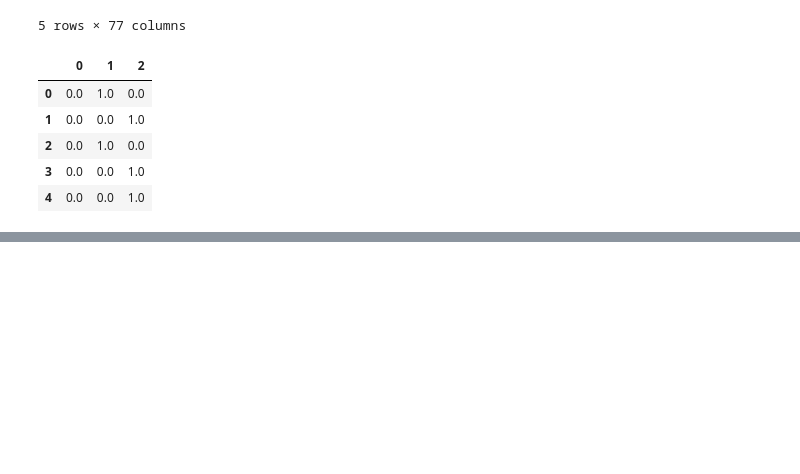
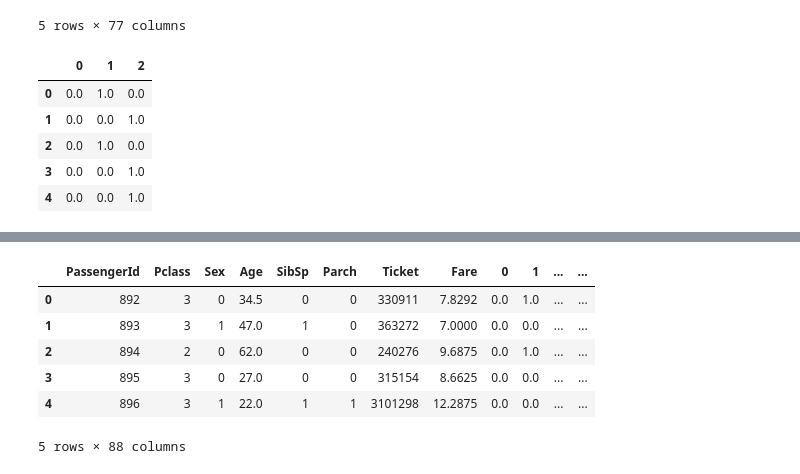
Before and after one commit to MiguelFids/Kaggle_Titanic_Challenge, a Jupyter notebook: Data_Exploration.ipynb, the cells around one changed output, grey strips where cells are left out. Cells and saved outputs as stored; diff of their text form; code cells hidden in the pictures; blank space fills up the shorter version.

```diff
--- a/Data_Exploration.ipynb
+++ b/Data_Exploration.ipynb
@@ -143,0 +142,8 @@ encoded_cabin_categories
+# %%
+# encoding Cabin column.
+ohc = OneHotEncoder()
+ohc.fit(test_df[['Cabin']])
+encoded_cabin_categories = ohc.categories_
+x = ohc.transform(test_df[['Cabin']]).toarray()
+encoded_cabin = pd.DataFrame(x)
+encoded_cabin.head()
@@ -144,2 +158,26 @@ encoded_cabin_categories
+# %%
+# renaming columns
+encoded_cabin = encoded_cabin.rename(columns={0: 'A11', 1: 'A18', 2: 'A21', 3: 'A29', 4: 'A34', 5:'A9', 6:'B10', 7:'B11', 8:'B24',
+        9: 'B26', 10: 'B36', 11: 'B41', 12: 'B45', 13: 'B51 B53 B55', 14: 'B52 B54 B56',
+        15: 'B57 B59 B63 B66', 16: 'B58 B60', 17: 'B61', 18: 'B69', 19: 'B71', 20:'B78', 21: 'C101',
+        22:'C105', 23:'C106', 24:'C116', 25:'C130', 26:'C132', 27:'C22 C26', 28:'C23 C25 C27',
+        29:'C28', 30:'C31',31:'C32', 32:'C39', 33:'C46', 34:'C51', 35:'C53', 36:'C54', 37:'C55 C57',
+        38: 'C6', 39: 'C62 C64', 40: 'C7', 41: 'C78', 42: 'C80', 43: 'C85', 44:'C86', 45:'C89', 46: 'C97',
+        47: 'D', 48: 'D10 D12', 49:'D15', 50:'D19', 51:'D21', 52:'D22', 53:'D28', 54:'D30', 55:'D34',
+        56:'D37', 57:'D38', 58:'D40', 59:'D43', 60:'E31', 61:'E34', 62:'E39 E41', 63:'E45', 64:'E46',
+        65:'E50', 66:'E52', 67:'E60', 68:'F', 69:'F E46', 70:'F E57', 71:'F G63', 72:'F2', 73:'F33',
+        74: 'F4', 75:'G6', 76: 'NaN'})
+# %%
+test_df = test_df.join(encoded_cabin)
+test_df = test_df.drop('Cabin', axis=1)
+test_df.head()
+# %% [output]
+|  | PassengerId | Pclass | Sex | Age | SibSp | Parch | Ticket | Fare | 0 | 1 | ... | ... |
+| 0 | 892 | 3 | 0 | 34.5 | 0 | 0 | 330911 | 7.8292 | 0.0 | 1.0 | ... | ... |
+| 1 | 893 | 3 | 1 | 47.0 | 1 | 0 | 363272 | 7.0000 | 0.0 | 0.0 | ... | ... |
+| 2 | 894 | 2 | 0 | 62.0 | 0 | 0 | 240276 | 9.6875 | 0.0 | 1.0 | ... | ... |
+| 3 | 895 | 3 | 0 | 27.0 | 0 | 0 | 315154 | 8.6625 | 0.0 | 0.0 | ... | ... |
+| 4 | 896 | 3 | 1 | 22.0 | 1 | 1 | 3101298 | 12.2875 | 0.0 | 0.0 | ... | ... |
+5 rows × 88 columns
 # %%
 # Transform the data
```
Also changed, not shown: parts of 3 cells of this notebook, 1 other file.
